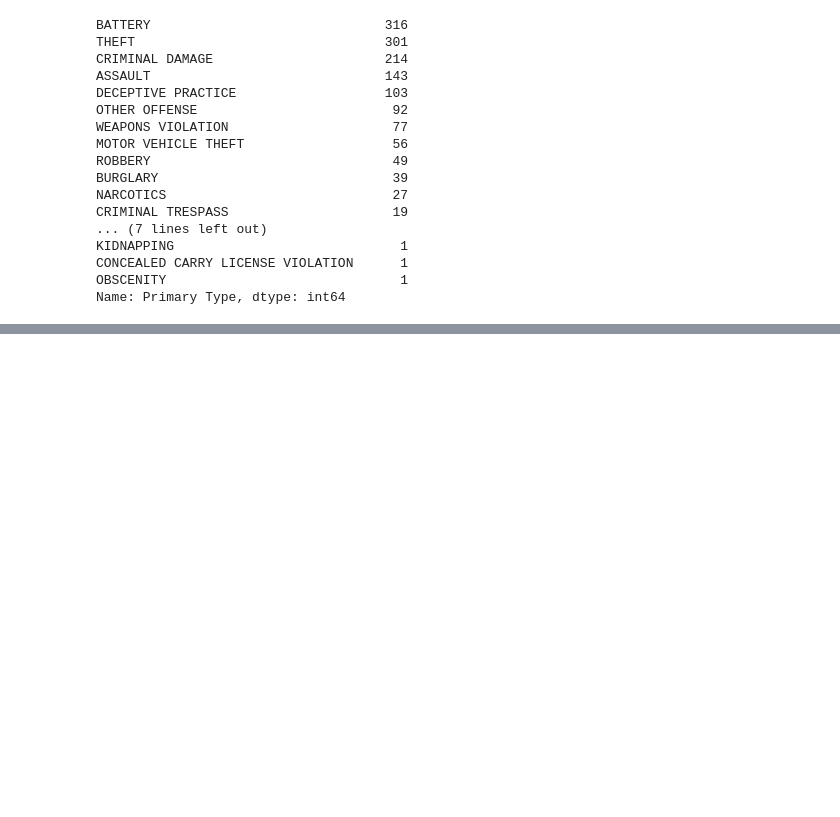
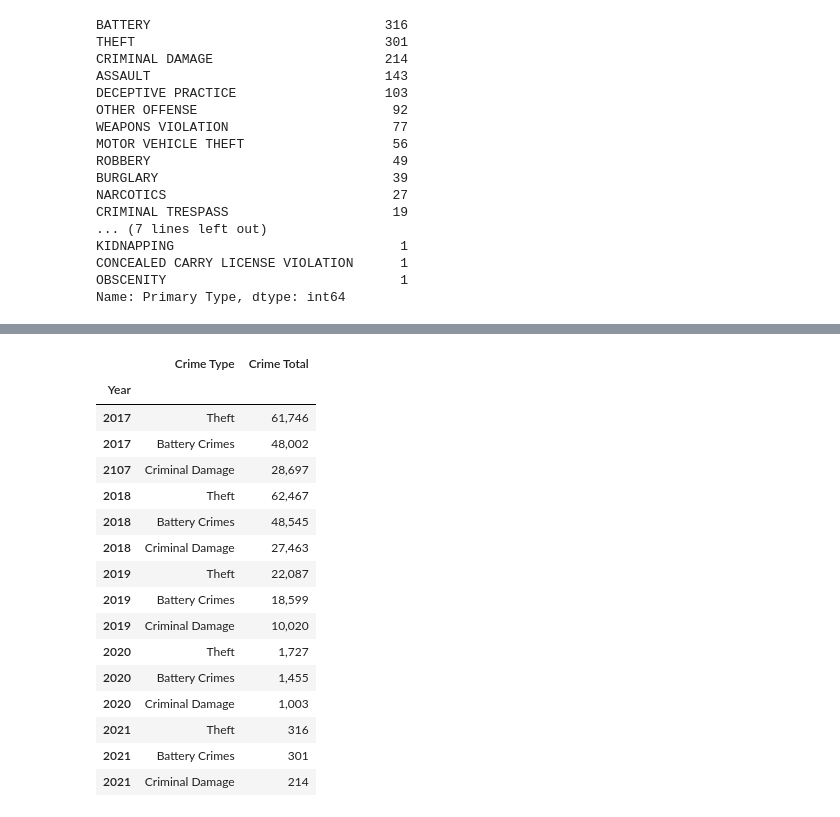
Before and after one commit to jwiley04/Chicago-Crimes, a Jupyter notebook: Crimes in Chicago Data.ipynb, the cells around one changed output, grey strips where cells are left out. Cells and saved outputs as stored; diff of their text form; code cells hidden in the pictures; blank space fills up the shorter version.

```diff
--- a/Crimes in Chicago Data.ipynb
+++ b/Crimes in Chicago Data.ipynb
@@ -561,0 +493,22 @@ plt.savefig("Crimes of Chicago Between 2016-2021.png")
+# %%
+top_3["Crime Total"] = top_3["Crime Total"].map("{:,}".format)
+
+top_3
+# %% [output]
+|  | Crime Type | Crime Total |
+| Year |  |  |
+| 2017 | Theft | 61,746 |
+| 2017 | Battery Crimes | 48,002 |
+| 2107 | Criminal Damage | 28,697 |
+| 2018 | Theft | 62,467 |
+| 2018 | Battery Crimes | 48,545 |
+| 2018 | Criminal Damage | 27,463 |
+| 2019 | Theft | 22,087 |
+| 2019 | Battery Crimes | 18,599 |
+| 2019 | Criminal Damage | 10,020 |
+| 2020 | Theft | 1,727 |
+| 2020 | Battery Crimes | 1,455 |
+| 2020 | Criminal Damage | 1,003 |
+| 2021 | Theft | 316 |
+| 2021 | Battery Crimes | 301 |
+| 2021 | Criminal Damage | 214 |
```
Also changed, not shown: parts of 21 cells of this notebook, 2 other files.
